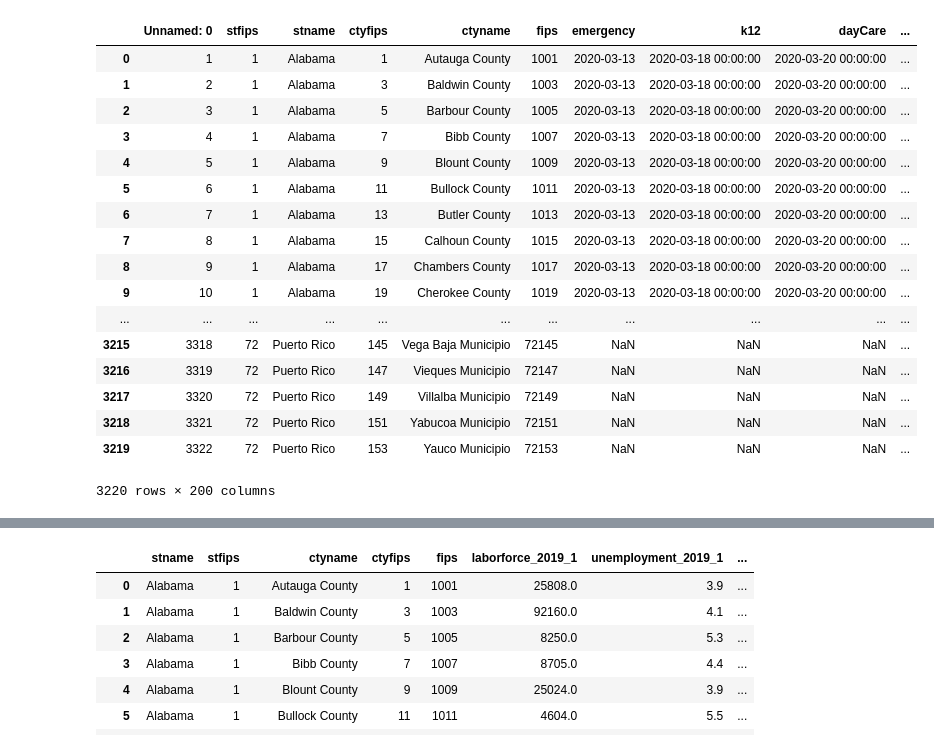
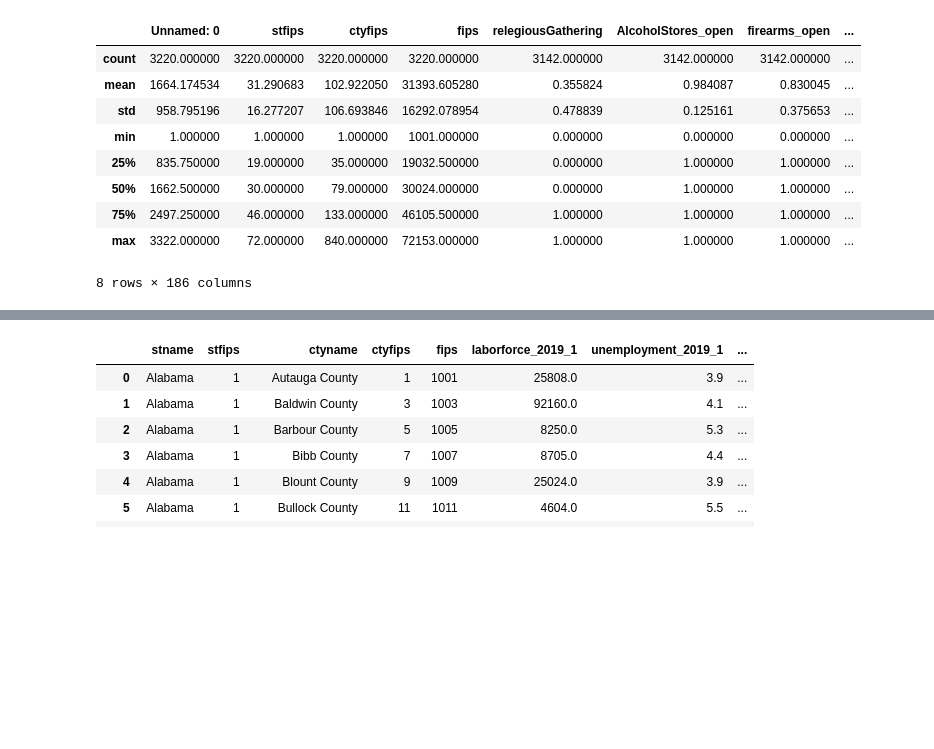
Before and after one commit to billyean/Machine_learning, a Jupyter notebook: mlsci/ist340/final_merge_data.ipynb, the cells around one changed output, grey strips where cells are left out. Saved outputs shown, nothing was run; the diff lists cells and outputs as text; code cells hidden in the pictures; blank space fills up the shorter version.

```diff
--- a/mlsci/ist340/final_merge_data.ipynb
+++ b/mlsci/ist340/final_merge_data.ipynb
@@ -6,24 +6,16 @@ pandemic = pd.read_csv("final/Pandemic_v1.csv")
 prepandemic = pd.read_csv("final/prepandemic_v1.csv")
 unemployment = pd.read_csv("final/Unemployment_v1.csv")
 # %%
-pandemic
+pandemic.describe()
 # %% [output]
-|  | Unnamed: 0 | stfips | stname | ctyfips | ctyname | fips | emergency | k12 | dayCare | ... |
-| 0 | 1 | 1 | Alabama | 1 | Autauga County | 1001 | 2020-03-13 | 2020-03-18 00:00:00 | 2020-03-20 00:00:00 | ... |
-| 1 | 2 | 1 | Alabama | 3 | Baldwin County | 1003 | 2020-03-13 | 2020-03-18 00:00:00 | 2020-03-20 00:00:00 | ... |
-| 2 | 3 | 1 | Alabama | 5 | Barbour County | 1005 | 2020-03-13 | 2020-03-18 00:00:00 | 2020-03-20 00:00:00 | ... |
-| 3 | 4 | 1 | Alabama | 7 | Bibb County | 1007 | 2020-03-13 | 2020-03-18 00:00:00 | 2020-03-20 00:00:00 | ... |
-| 4 | 5 | 1 | Alabama | 9 | Blount County | 1009 | 2020-03-13 | 2020-03-18 00:00:00 | 2020-03-20 00:00:00 | ... |
-| 5 | 6 | 1 | Alabama | 11 | Bullock County | 1011 | 2020-03-13 | 2020-03-18 00:00:00 | 2020-03-20 00:00:00 | ... |
-| 6 | 7 | 1 | Alabama | 13 | Butler County | 1013 | 2020-03-13 | 2020-03-18 00:00:00 | 2020-03-20 00:00:00 | ... |
-| 7 | 8 | 1 | Alabama | 15 | Calhoun County | 1015 | 2020-03-13 | 2020-03-18 00:00:00 | 2020-03-20 00:00:00 | ... |
-| 8 | 9 | 1 | Alabama | 17 | Chambers County | 1017 | 2020-03-13 | 2020-03-18 00:00:00 | 2020-03-20 00:00:00 | ... |
-| 9 | 10 | 1 | Alabama | 19 | Cherokee County | 1019 | 2020-03-13 | 2020-03-18 00:00:00 | 2020-03-20 00:00:00 | ... |
-| ... | ... | ... | ... | ... | ... | ... | ... | ... | ... | ... |
-| 3215 | 3318 | 72 | Puerto Rico | 145 | Vega Baja Municipio | 72145 | NaN | NaN | NaN | ... |
-| 3216 | 3319 | 72 | Puerto Rico | 147 | Vieques Municipio | 72147 | NaN | NaN | NaN | ... |
-| 3217 | 3320 | 72 | Puerto Rico | 149 | Villalba Municipio | 72149 | NaN | NaN | NaN | ... |
-| 3218 | 3321 | 72 | Puerto Rico | 151 | Yabucoa Municipio | 72151 | NaN | NaN | NaN | ... |
-| 3219 | 3322 | 72 | Puerto Rico | 153 | Yauco Municipio | 72153 | NaN | NaN | NaN | ... |
+|  | Unnamed: 0 | stfips | ctyfips | fips | relegiousGathering | AlcoholStores_open | firearms_open | ... |
+| count | 3220.000000 | 3220.000000 | 3220.000000 | 3220.000000 | 3142.000000 | 3142.000000 | 3142.000000 | ... |
+| mean | 1664.174534 | 31.290683 | 102.922050 | 31393.605280 | 0.355824 | 0.984087 | 0.830045 | ... |
+| std | 958.795196 | 16.277207 | 106.693846 | 16292.078954 | 0.478839 | 0.125161 | 0.375653 | ... |
+| min | 1.000000 | 1.000000 | 1.000000 | 1001.000000 | 0.000000 | 0.000000 | 0.000000 | ... |
+| 25% | 835.750000 | 19.000000 | 35.000000 | 19032.500000 | 0.000000 | 1.000000 | 1.000000 | ... |
+| 50% | 1662.500000 | 30.000000 | 79.000000 | 30024.000000 | 0.000000 | 1.000000 | 1.000000 | ... |
+| 75% | 2497.250000 | 46.000000 | 133.000000 | 46105.500000 | 1.000000 | 1.000000 | 1.000000 | ... |
+| max | 3322.000000 | 72.000000 | 840.000000 | 72153.000000 | 1.000000 | 1.000000 | 1.000000 | ... |
-3220 rows × 200 columns
+8 rows × 186 columns
 # %%
```
Also changed, not shown: parts of 9 cells of this notebook.
